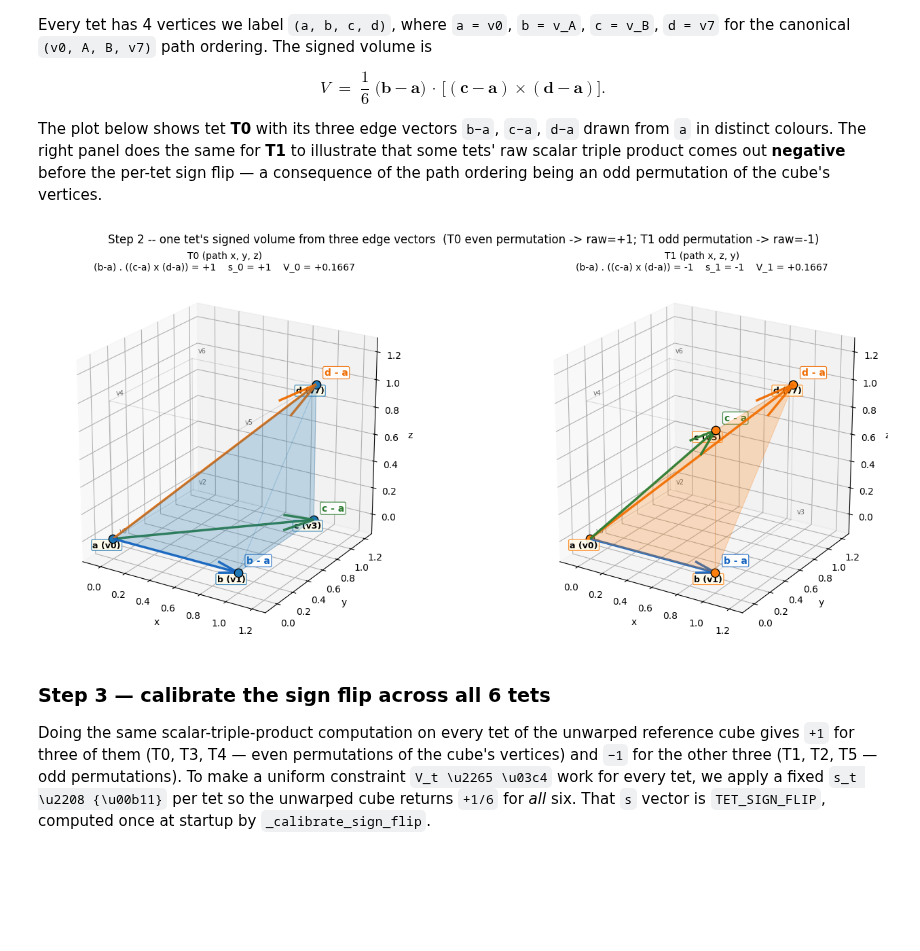
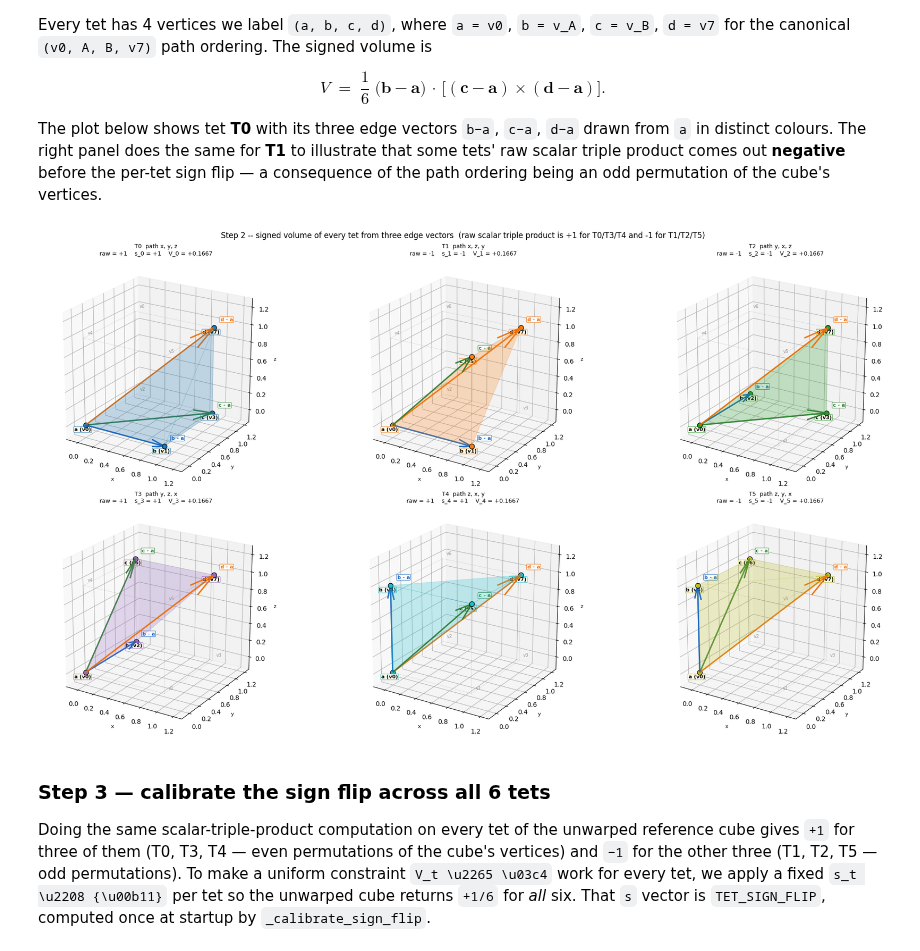
Before and after one commit to andythai/dvfopt, a Jupyter notebook: notebooks/two-triangle-check/12_3d-tetrahedral-check.ipynb, the cells around one changed output. Drawn from its saved outputs; the diff is of its cells as text; code cells hidden in the pictures; blank space fills up the shorter version.

```diff
--- a/notebooks/two-triangle-check/12_3d-tetrahedral-check.ipynb
+++ b/notebooks/two-triangle-check/12_3d-tetrahedral-check.ipynb
@@ -409,7 +409,7 @@ The plot below shows tet **T0** with its three edge vectors `b−a`, `c−a`, `d
 # %%
 def _tet_compute(t):
     inds = TET_INDICES[t]
-    pts = np.array([_xyz(CUBE_CORNERS[i]) for i in inds])  # (4, 3) in (x,y,z)
+    pts = np.array([_xyz(CUBE_CORNERS[i]) for i in inds])  # (4, 3) in (x, y, z)
     a, b, c, d = pts
     ab = b - a; ac = c - a; ad = d - a
     n = np.cross(ac, ad)
@@ -419,7 +419,7 @@ def _tet_compute(t):
     return raw, s, V, pts
 
 
-VEC_COLORS = ('#1565c0', '#2e7d32', '#ef6c00')  # for b-a, c-a, d-a respectively
+VEC_COLORS = ('#1565c0', '#2e7d32', '#ef6c00')  # b-a, c-a, d-a respectively
 
 
 def _draw_tet_with_vectors(ax, t):
@@ -428,70 +428,74 @@ def _draw_tet_with_vectors(ax, t):
     color = TET_COLORS[t]
     inds = TET_INDICES[t]
 
-    # Faint cube outline + vertex labels (small).
+    # Faint cube outline + small unboxed vertex labels for context.
     for i, j in CUBE_EDGES:
         x0, y0, z0 = _xyz(CUBE_CORNERS[i])
         x1, y1, z1 = _xyz(CUBE_CORNERS[j])
-        ax.plot([x0, x1], [y0, y1], [z0, z1], color='#888888', lw=0.7, alpha=0.3)
+        ax.plot([x0, x1], [y0, y1], [z0, z1], color='#888888', lw=0.6, alpha=0.25)
     for i, cube_c in enumerate(CUBE_CORNERS):
         xx, yy, zz = _xyz(cube_c)
-        ax.text(xx + 0.03, yy + 0.03, zz + 0.04, "v" + str(i),
-                color='#666666', fontsize=7)
+        if i not in set(inds):
+            ax.text(xx + 0.03, yy + 0.03, zz + 0.04, "v" + str(i),
+                    color='#888888', fontsize=7, alpha=0.85)
 
-    # Faint tet body.
+    # Tet body (translucent).
     faces = [
         [pts[0], pts[1], pts[2]],
         [pts[0], pts[1], pts[3]],
         [pts[0], pts[2], pts[3]],
         [pts[1], pts[2], pts[3]],
     ]
     ax.add_collection3d(Poly3DCollection(
         faces, facecolor=color, alpha=0.13,
         edgecolor=color, linewidth=0.8))
 
     # Three edge vectors b-a, c-a, d-a from a.
     names = ['b - a', 'c - a', 'd - a']
     for q, name, vc in zip([b, c, d], names, VEC_COLORS):
         v = q - a
         ax.quiver(a[0], a[1], a[2], v[0], v[1], v[2],
-                  color=vc, lw=2.5, arrow_length_ratio=0.16, alpha=0.95)
-        ax.text(q[0] + 0.04, q[1] + 0.04, q[2] + 0.06, name,
-                color=vc, fontsize=10, fontweight='bold',
-                bbox=dict(boxstyle='round,pad=0.15', facecolor='white',
-                          edgecolor=vc, linewidth=0.8, alpha=0.92))
+                  color=vc, lw=2.2, arrow_length_ratio=0.16, alpha=0.95)
+        # Label slightly offset from arrowhead, with a small white box.
+        ax.text(q[0] + 0.05, q[1] + 0.05, q[2] + 0.07, name,
+                color=vc, fontsize=8, fontweight='bold',
+                bbox=dict(boxstyle='round,pad=0.12', facecolor='white',
+                          edgecolor=vc, linewidth=0.7, alpha=0.92))
 
-    # Vertex role labels (a / b / c / d).
+    # Tet vertex role labels (a/b/c/d <-> v_i).
     role_labels = ['a (v' + str(inds[0]) + ')', 'b (v' + str(inds[1]) + ')',
                    'c (v' + str(inds[2]) + ')', 'd (v' + str(inds[3]) + ')']
     for pt, lbl in zip(pts, role_labels):
-        ax.scatter(pt[0], pt[1], pt[2], color=color, s=80,
-                   edgecolor='black', linewidth=1.0, zorder=10)
-        ax.text(pt[0] - 0.10, pt[1] - 0.10, pt[2] - 0.05, lbl,
-                color='black', fontsize=9, fontweight='bold',
-                bbox=dict(boxstyle='round,pad=0.13', facecolor='#fffceb',
-                          edgecolor=color, linewidth=0.8, alpha=0.92))
+        ax.scatter(pt[0], pt[1], pt[2], color=color, s=60,
+                   edgecolor='black', linewidth=0.9, zorder=10)
+        ax.text(pt[0] - 0.08, pt[1] - 0.10, pt[2] - 0.05, lbl,
+                color='black', fontsize=8, fontweight='bold',
+                bbox=dict(boxstyle='round,pad=0.12', facecolor='#fffceb',
+                          edgecolor=color, linewidth=0.7, alpha=0.92))
 
     ax.set_xlim(-0.15, 1.30); ax.set_ylim(-0.15, 1.30); ax.set_zlim(-0.15, 1.30)
-    ax.set_xlabel('x'); ax.set_ylabel('y'); ax.set_zlabel('z')
+    ax.set_xlabel('x', fontsize=8); ax.set_ylabel('y', fontsize=8); ax.set_zlabel('z', fontsize=8)
     ax.set_box_aspect((1, 1, 1))
     ax.view_init(elev=22, azim=-58)
 
-    title = ("T" + str(t) + " (path " + TET_PATHS[t] + ")" + chr(10) +
-             "(b-a) . ((c-a) x (d-a)) = " + ("+1" if raw > 0 else "-1") +
+    title = ("T" + str(t) + "  path " + TET_PATHS[t] + chr(10) +
+             "raw = " + ("+1" if raw > 0 else "-1") +
              "    s_" + str(t) + " = " + ("+1" if s > 0 else "-1") +
              "    V_" + str(t) + " = " + format(V, "+.4f"))
-    ax.set_title(title, fontsize=10)
+    ax.set_title(title, fontsize=9)
 
 
-fig = plt.figure(figsize=(14, 6), layout='constrained')
-ax_a = fig.add_subplot(1, 2, 1, projection='3d');  _draw_tet_with_vectors(ax_a, 0)
-ax_b = fig.add_subplot(1, 2, 2, projection='3d');  _draw_tet_with_vectors(ax_b, 1)
-plt.suptitle("Step 2 -- one tet's signed volume from three edge vectors  "
-             "(T0 even permutation -> raw=+1; T1 odd permutation -> raw=-1)",
+fig = plt.figure(figsize=(20, 11), layout='constrained')
+for t in range(6):
+    ax = fig.add_subplot(2, 3, t + 1, projection='3d')
+    _draw_tet_with_vectors(ax, t)
+
+plt.suptitle("Step 2 -- signed volume of every tet from three edge vectors  "
+             "(raw scalar triple product is +1 for T0/T3/T4 and -1 for T1/T2/T5)",
              fontsize=12)
 plt.show()
 # %% [output]
-[figure, old version]
+[figure, new version]
 # %% [markdown]
 ### Step 3 — calibrate the sign flip across all 6 tets
 
```
Also changed, not shown: parts of 3 cells of this notebook.
